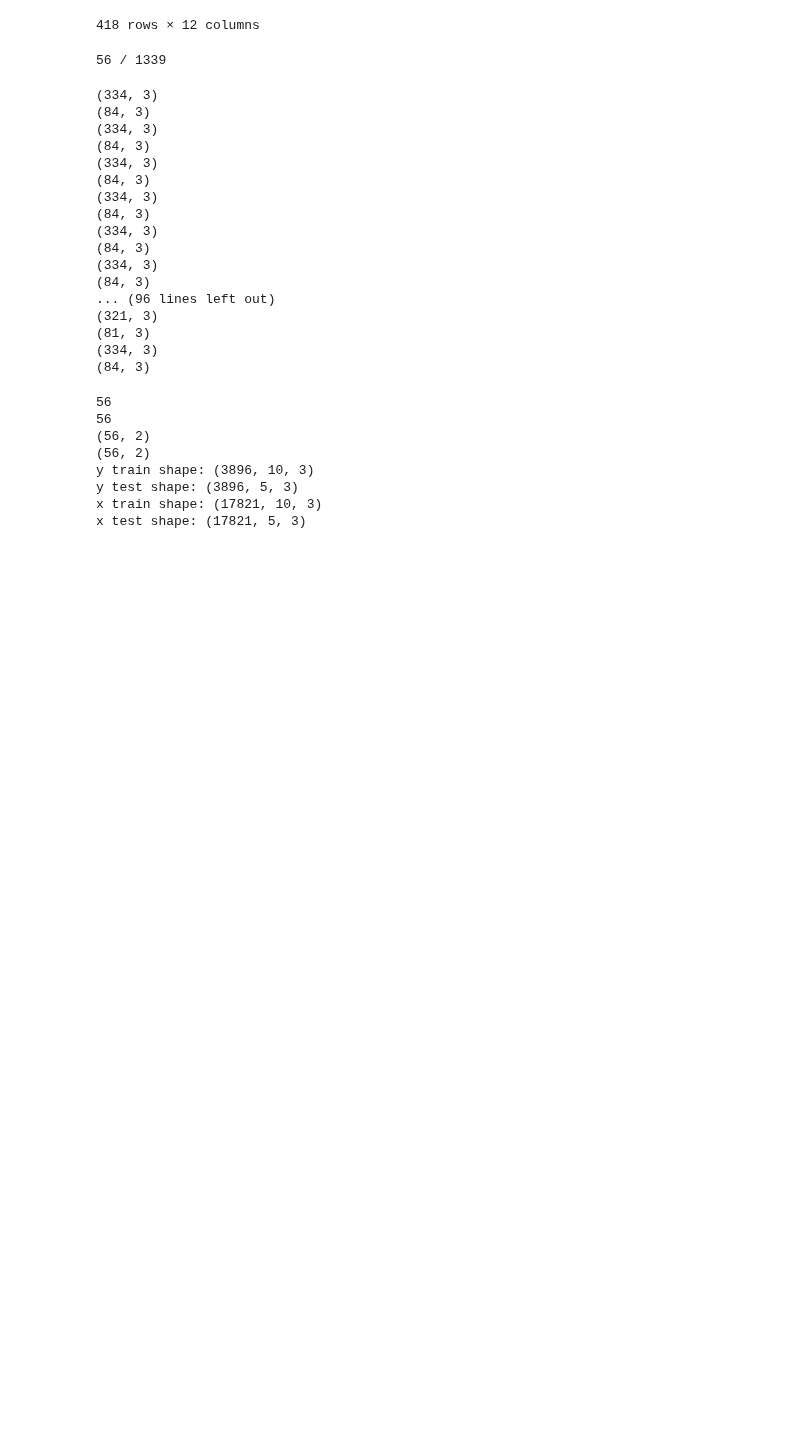
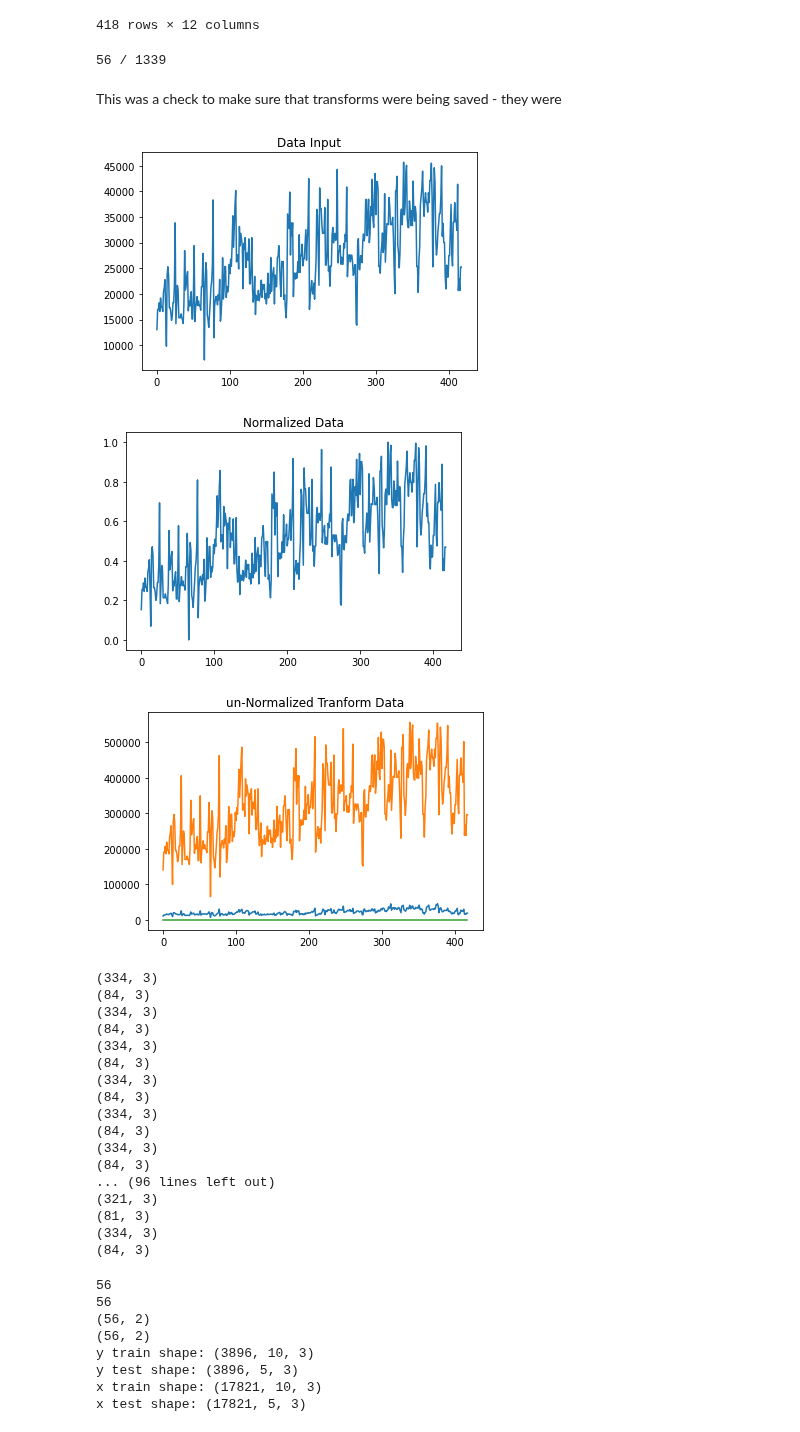
Before and after one commit to Abuynits/TE_Connect, a Jupyter notebook: sales_forcasting.ipynb, the cells around one changed output. Drawn from its saved outputs; the diff is of its cells as text; code cells hidden in the pictures; blank space fills up the shorter version.

Commit message:
checked transforms were being saved... still pain somewhere...

```diff
--- a/sales_forcasting.ipynb
+++ b/sales_forcasting.ipynb
@@ -304,6 +304,30 @@ reg_data,transformed_data, transformations = transform_norm_rem_out(
 | 417 | 2022 | 4 | 12 | 53 | ... |
 418 rows × 12 columns
 56 / 1339
+# %% [markdown]
+This was a check to make sure that transforms were being saved - they were
+# %%
+k = '202', 'Asia Pacific & ANZ', 'Channel - Industrial'
+
+#display(transformed_data[k])
+plt.title("Data Input")
+plt.plot(reg_data[k]['sales_amount'])
+plt.show()
+plt.title("Normalized Data")
+plt.plot(transformed_data[k]['sales_amount'])
+plt.show()
+transform = transformations[k]
+plt.title("un-Normalized Tranform Data")
+inv_t_data = transform.inverse_transform(transformed_data[k][["sales_quantity","sales_amount","Price"]])
+#display(inv_t_data)
+#print(np.asarray(inv_t_data).shape)
+plt.plot(inv_t_data)
+plt.show()
+# shape is __ x 3
+# %% [output]
+[figure, added]
+[figure, added]
+[figure, added]
 # %%
 
 def prep_data(data, past, future, data_cols):
```
Also changed, not shown: parts of 3 cells of this notebook.
